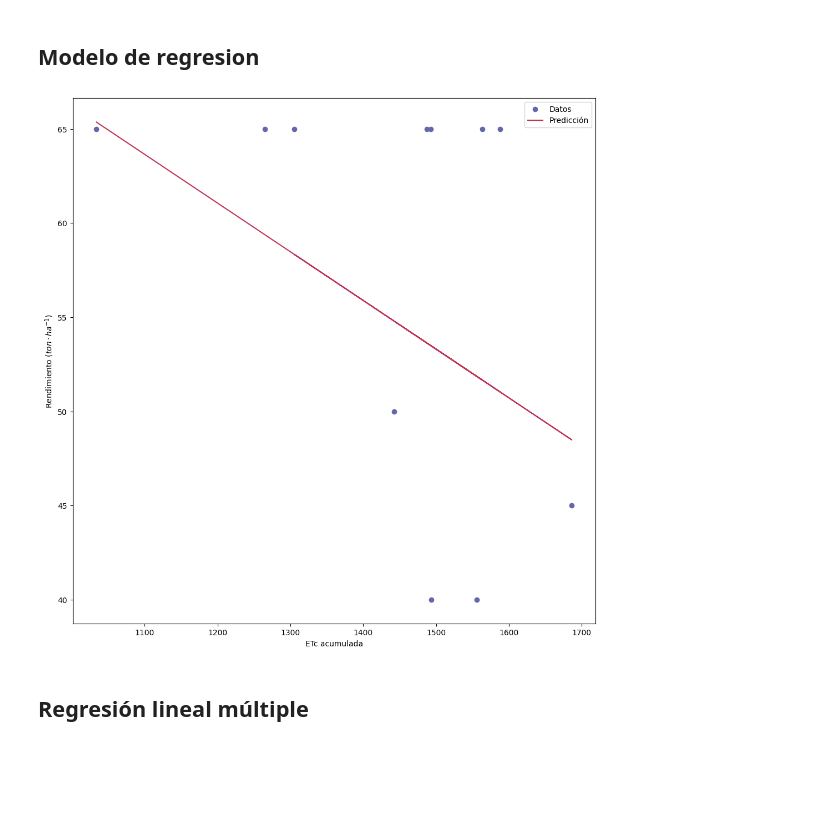
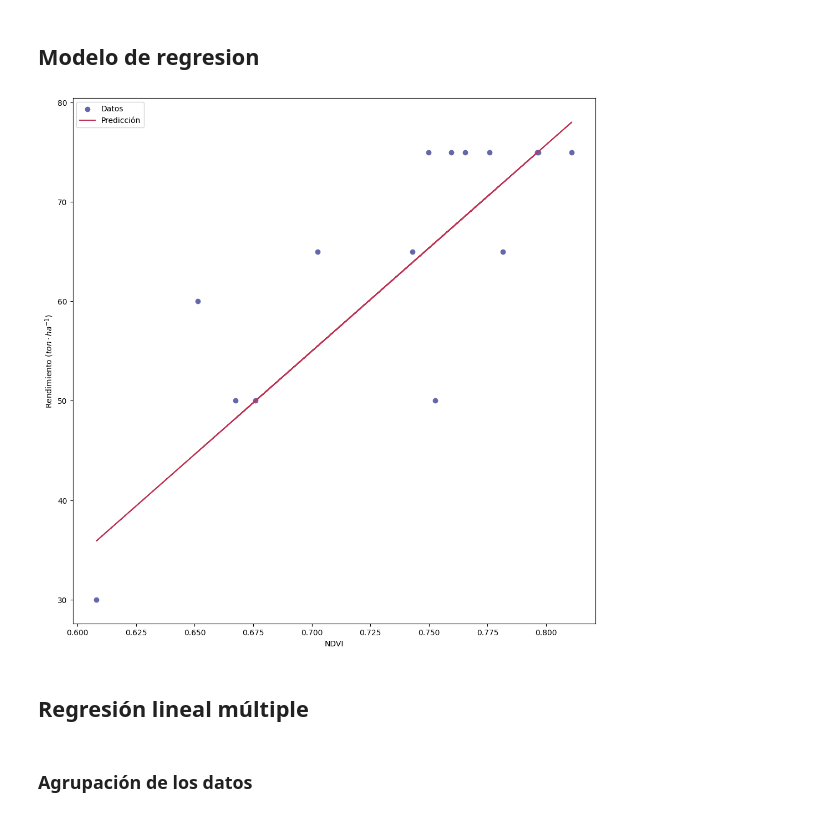
Before and after one commit to VivaldoGP/Tesis, a Jupyter notebook: results/yield_data/yield_forecast.ipynb, the cells around one changed output. Drawn from its saved outputs; the diff is of its cells as text; code cells hidden in the pictures; blank space fills up the shorter version.

```diff
--- a/results/yield_data/yield_forecast.ipynb
+++ b/results/yield_data/yield_forecast.ipynb
@@ -83,18 +87,20 @@ rl_r = pd.read_csv(r'predicts//zafras_r.csv')
 rl_m = pd.read_csv(r'predicts//zafras_m.csv')
 # %%
 plt.figure(figsize=(10,10))
-plt.scatter(rl23_m['etc_acum'], rl23_m['rendimiento'], color='#6667AB', label='Datos')
-plt.plot(rl23_m['etc_acum'], rl23_m['etc_acum_pred'], color='#BE3455', label='Predicción')
+plt.scatter(rl22_m['ndvi_max'], rl22_m['rendimiento'], color='#6667AB', label='Datos')
+plt.plot(rl22_m['ndvi_max'], rl22_m['ndvi_max_pred'], color='#BE3455', label='Predicción')
 plt.tight_layout()
 plt.legend()
-plt.xlabel('ETc acumulada')
+plt.xlabel('NDVI')
 plt.ylabel('Rendimiento ($ton \cdot ha^{-1}$)')
-plt.savefig(r'../../tesis_img/yield_new/etc_acum_23_m.pdf', dpi=150)
+#plt.savefig(r'../../tesis_img/yield_new/etc_acum_23_m.pdf', dpi=150)
 plt.show()
 # %% [output]
-[figure, old version]
+[figure, new version]
 # %% [markdown]
 ## Regresión lineal múltiple
+# %% [markdown]
+### Agrupación de los datos
 # %%
 root = Path(r'score_mlr/')
 # %%
```
Also changed, not shown: parts of 28 cells of this notebook, 3 other files.
